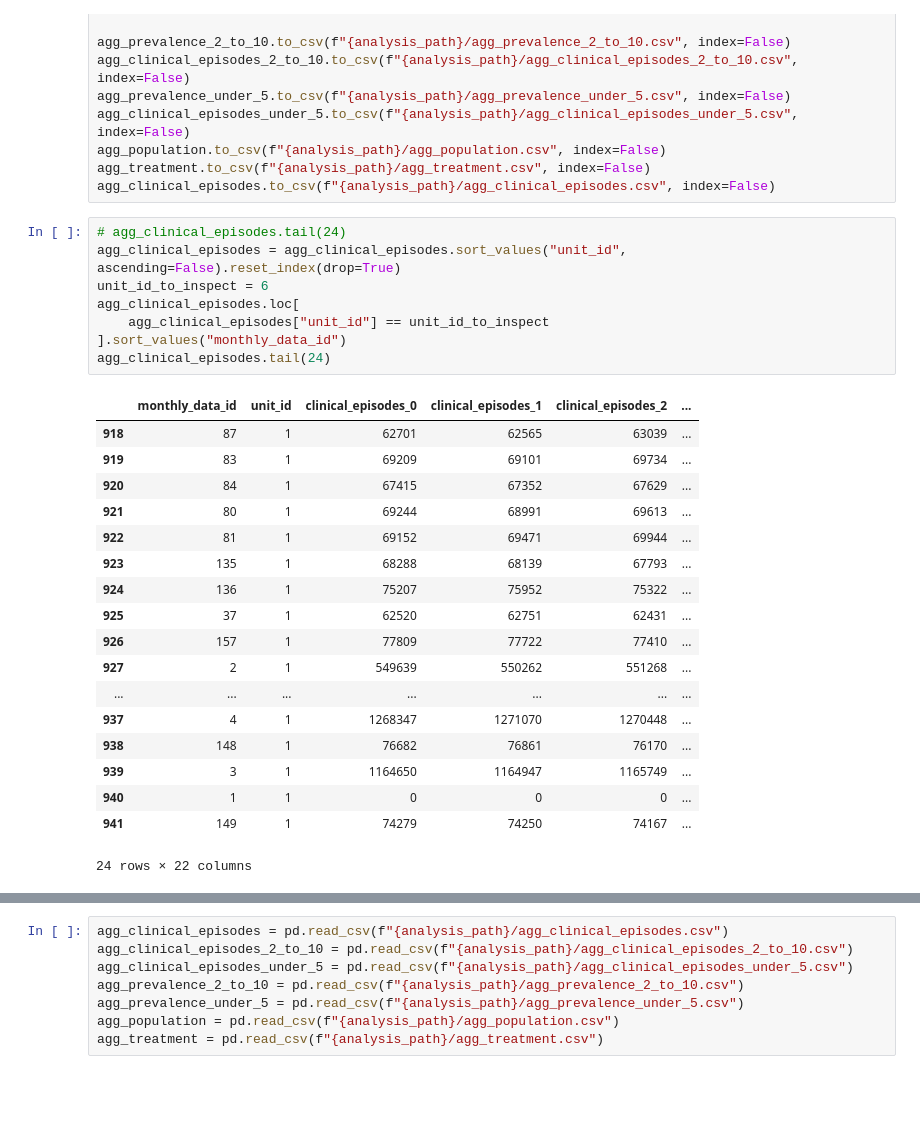
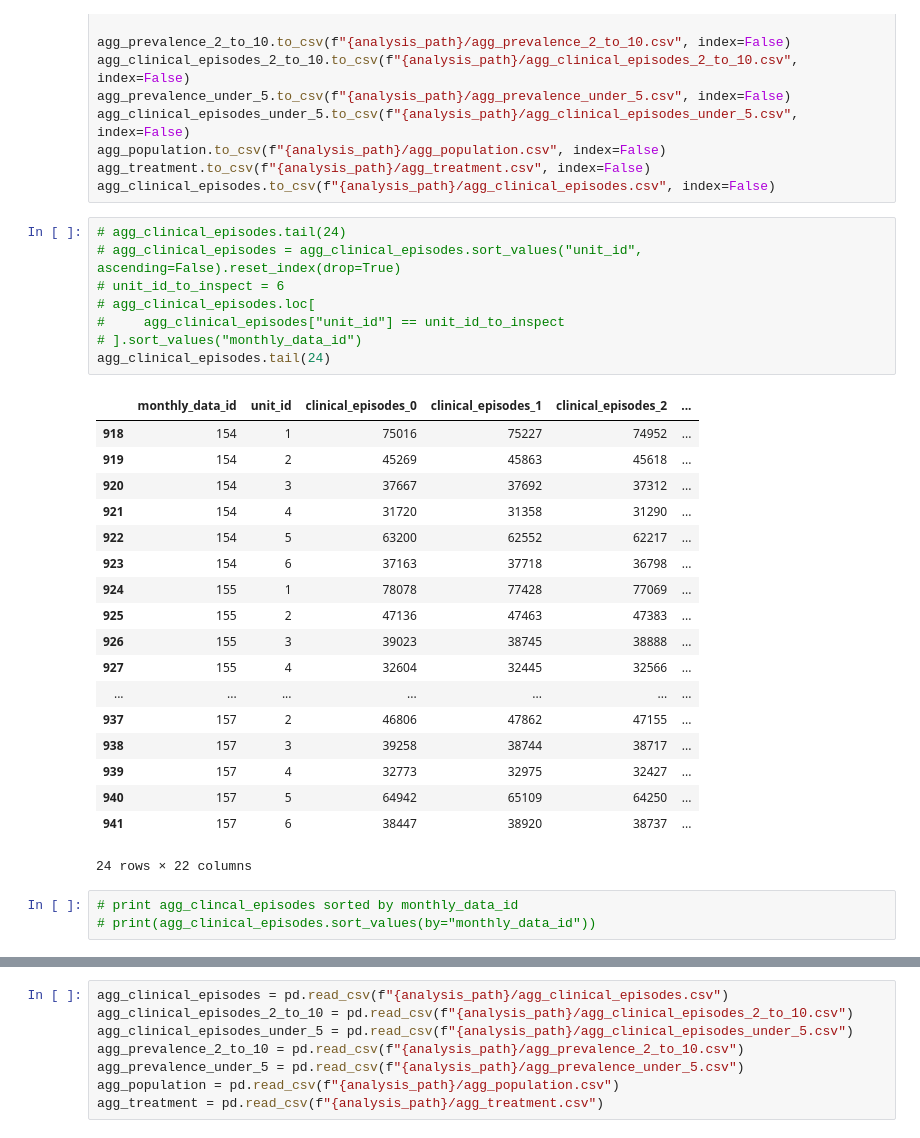
Before and after one commit to darayus-gorimaar/Calibration_Pipeline_v7_NG-SE, a Jupyter notebook: 3_1_validation_plot_pfpr_pop_cases_district.ipynb, the cells around one changed output, grey strips where cells are left out. Drawn from its saved outputs; the diff is of its cells as text; blank space fills up the shorter version.

```diff
--- a/3_1_validation_plot_pfpr_pop_cases_district.ipynb
+++ b/3_1_validation_plot_pfpr_pop_cases_district.ipynb
@@ -192,29 +192,32 @@ agg_treatment.to_csv(f"{analysis_path}/agg_treatment.csv", index=False)
 agg_clinical_episodes.to_csv(f"{analysis_path}/agg_clinical_episodes.csv", index=False)
 # %%
 # agg_clinical_episodes.tail(24)
-agg_clinical_episodes = agg_clinical_episodes.sort_values("unit_id", ascending=False).reset_index(drop=True)
-unit_id_to_inspect = 6
-agg_clinical_episodes.loc[
-    agg_clinical_episodes["unit_id"] == unit_id_to_inspect
-].sort_values("monthly_data_id")
+# agg_clinical_episodes = agg_clinical_episodes.sort_values("unit_id", ascending=False).reset_index(drop=True)
+# unit_id_to_inspect = 6
+# agg_clinical_episodes.loc[
+#     agg_clinical_episodes["unit_id"] == unit_id_to_inspect
+# ].sort_values("monthly_data_id")
 agg_clinical_episodes.tail(24)
 # %% [output]
 |  | monthly_data_id | unit_id | clinical_episodes_0 | clinical_episodes_1 | clinical_episodes_2 | ... |
-| 918 | 87 | 1 | 62701 | 62565 | 63039 | ... |
-| 919 | 83 | 1 | 69209 | 69101 | 69734 | ... |
-| 920 | 84 | 1 | 67415 | 67352 | 67629 | ... |
-| 921 | 80 | 1 | 69244 | 68991 | 69613 | ... |
-| 922 | 81 | 1 | 69152 | 69471 | 69944 | ... |
-| 923 | 135 | 1 | 68288 | 68139 | 67793 | ... |
-| 924 | 136 | 1 | 75207 | 75952 | 75322 | ... |
-| 925 | 37 | 1 | 62520 | 62751 | 62431 | ... |
-| 926 | 157 | 1 | 77809 | 77722 | 77410 | ... |
-| 927 | 2 | 1 | 549639 | 550262 | 551268 | ... |
+| 918 | 154 | 1 | 75016 | 75227 | 74952 | ... |
+| 919 | 154 | 2 | 45269 | 45863 | 45618 | ... |
+| 920 | 154 | 3 | 37667 | 37692 | 37312 | ... |
+| 921 | 154 | 4 | 31720 | 31358 | 31290 | ... |
+| 922 | 154 | 5 | 63200 | 62552 | 62217 | ... |
+| 923 | 154 | 6 | 37163 | 37718 | 36798 | ... |
+| 924 | 155 | 1 | 78078 | 77428 | 77069 | ... |
+| 925 | 155 | 2 | 47136 | 47463 | 47383 | ... |
+| 926 | 155 | 3 | 39023 | 38745 | 38888 | ... |
+| 927 | 155 | 4 | 32604 | 32445 | 32566 | ... |
 | ... | ... | ... | ... | ... | ... | ... |
-| 937 | 4 | 1 | 1268347 | 1271070 | 1270448 | ... |
-| 938 | 148 | 1 | 76682 | 76861 | 76170 | ... |
-| 939 | 3 | 1 | 1164650 | 1164947 | 1165749 | ... |
-| 940 | 1 | 1 | 0 | 0 | 0 | ... |
-| 941 | 149 | 1 | 74279 | 74250 | 74167 | ... |
+| 937 | 157 | 2 | 46806 | 47862 | 47155 | ... |
+| 938 | 157 | 3 | 39258 | 38744 | 38717 | ... |
+| 939 | 157 | 4 | 32773 | 32975 | 32427 | ... |
+| 940 | 157 | 5 | 64942 | 65109 | 64250 | ... |
+| 941 | 157 | 6 | 38447 | 38920 | 38737 | ... |
 24 rows × 22 columns
+# %%
+# print agg_clincal_episodes sorted by monthly_data_id
+# print(agg_clinical_episodes.sort_values(by="monthly_data_id"))
 # %%
```
Also changed, not shown: parts of 52 cells of this notebook, 5 other files.
